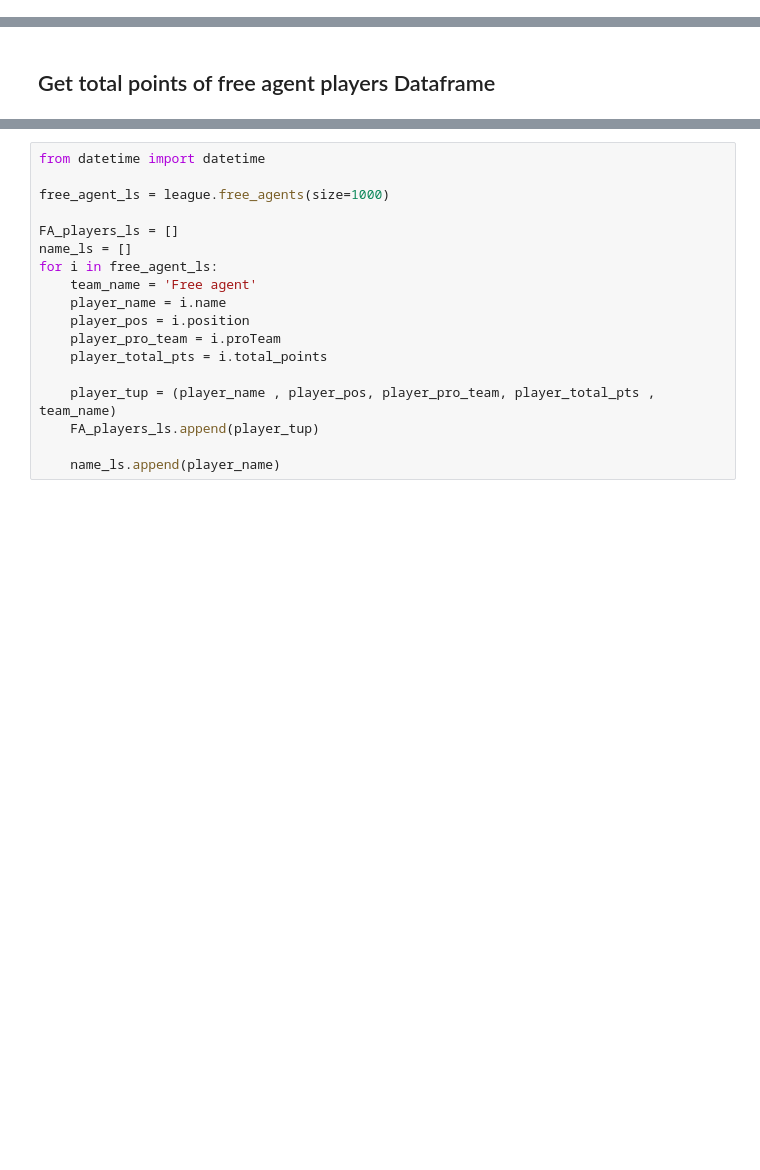
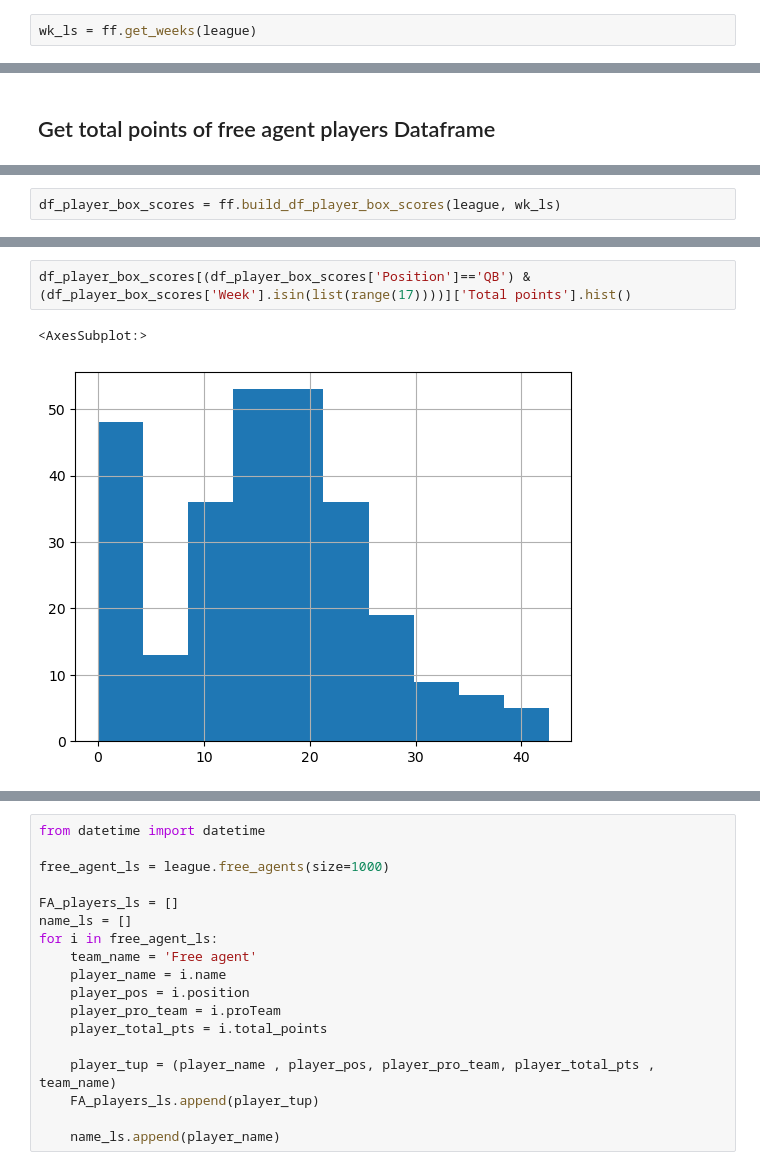
Before and after one commit to jon-cheng/espnff, a Jupyter notebook: notebooks/2023-02-28_FF_nb.ipynb, the cells around one changed output, grey strips where cells are left out. Saved outputs shown, nothing was run; the diff lists cells and outputs as text; blank space fills up the shorter version.

```diff
--- a/notebooks/2023-02-28_FF_nb.ipynb
+++ b/notebooks/2023-02-28_FF_nb.ipynb
@@ -66,2 +68,4 @@ activity_ls = league.recent_activity(1000000)
+# %%
+wk_ls = ff.get_weeks(league)
 # %% [markdown]
 ## Get Acquisitions Data
@@ -104,0 +102,2 @@ df_rostered = ff.build_df_rostered(league)
+# %%
+df_player_box_scores = ff.build_df_player_box_scores(league, wk_ls)
@@ -104,0 +472,5 @@ df_rostered = ff.build_df_rostered(league)
+# %%
+df_player_box_scores[(df_player_box_scores['Position']=='QB') & (df_player_box_scores['Week'].isin(list(range(17))))]['Total points'].hist()
+# %% [output]
+<AxesSubplot:>
+[figure, added]
```
Also changed, not shown: parts of 176 cells of this notebook, 3 other files.
